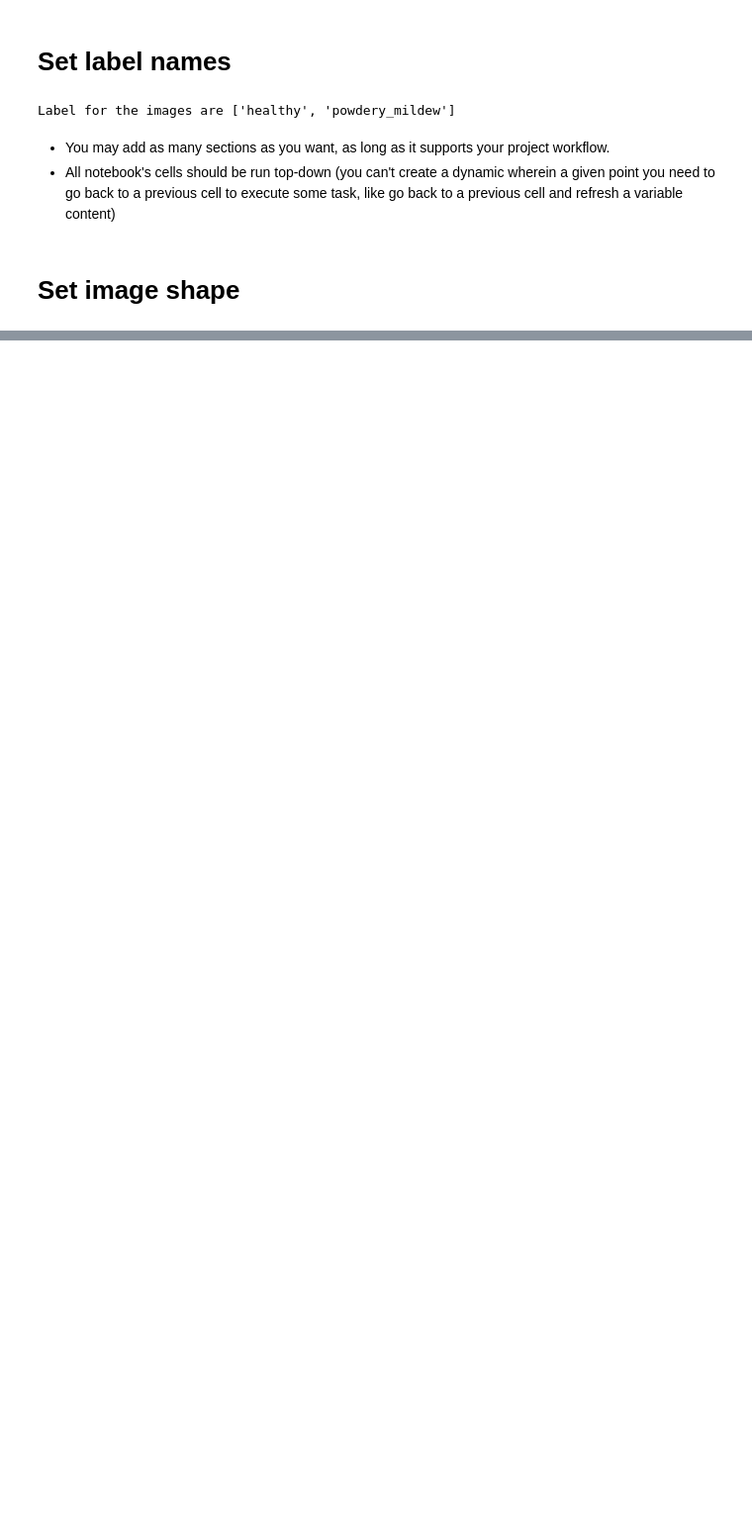
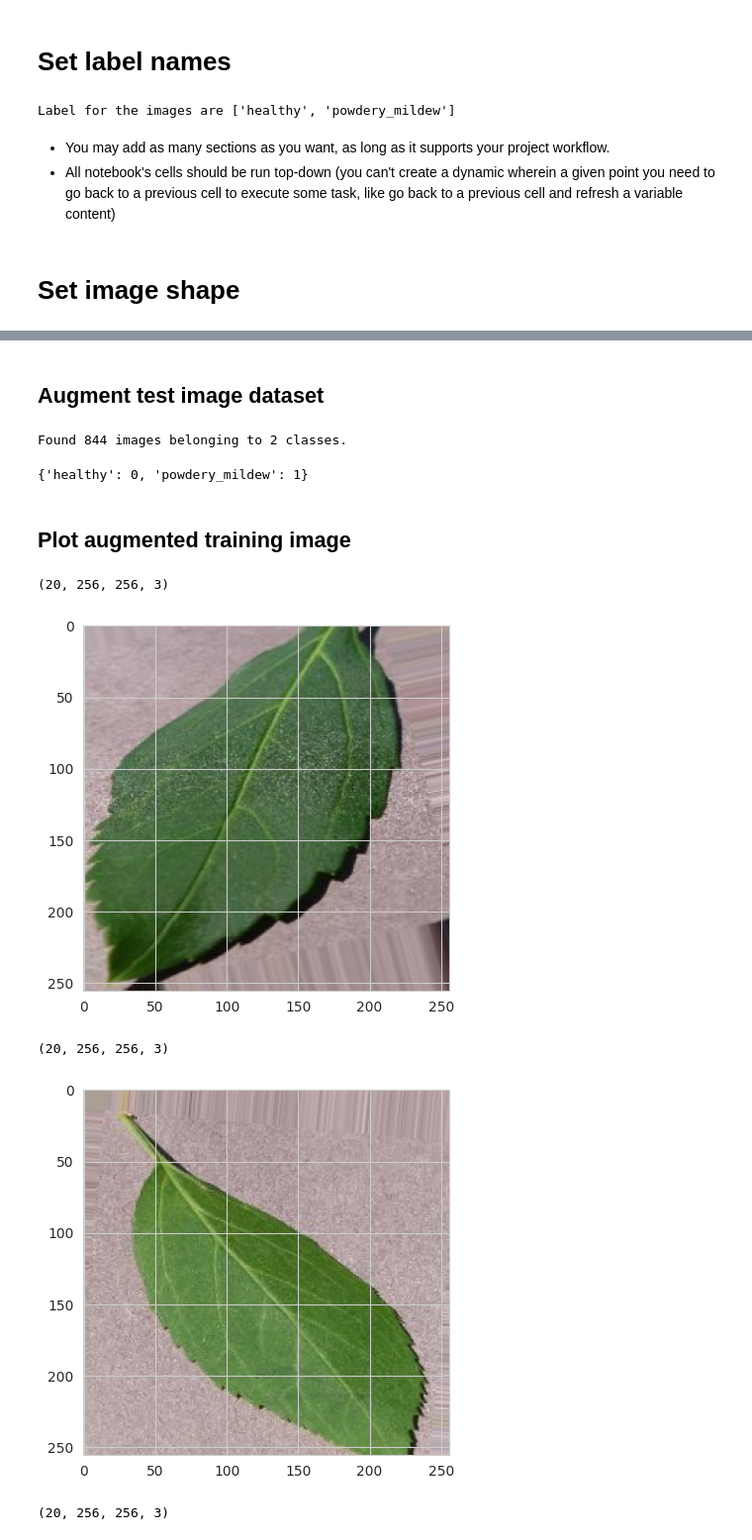
Before and after one commit to broken-helix/mildew-detector, a Jupyter notebook: jupyter_notebooks/Modelling_and_Evaluation.ipynb, the cells around one changed output, grey strips where cells are left out. Shown at 99% size. Drawn from its saved outputs; the diff is of its cells as text; code cells hidden in the pictures; blank space fills up the shorter version.

```diff
--- a/jupyter_notebooks/Modelling_and_Evaluation.ipynb
+++ b/jupyter_notebooks/Modelling_and_Evaluation.ipynb
@@ -102,0 +147,11 @@ image_shape
+# %%
+augmented_image_data = ImageDataGenerator(rotation_range=20,
+                                          width_shift_range=0.10,
+                                          height_shift_range=0.10,
+                                          shear_range=0.1,
+                                          zoom_range=0.1,
+                                          horizontal_flip=True,
+                                          vertical_flip=True,
+                                          fill_mode='nearest',
+                                          rescale=1./255
+                                          )
@@ -102,0 +160,11 @@ image_shape
+# %%
+batch_size = 20  # Set batch size
+train_set = augmented_image_data.flow_from_directory(train_path,
+                                                     target_size=image_shape[:2],
+                                                     color_mode='rgb',
+                                                     batch_size=batch_size,
+                                                     class_mode='binary',
+                                                     shuffle=True
+                                                     )
+
+train_set.class_indices
@@ -102,0 +189,29 @@ image_shape
+# %% [markdown]
+## Augment test image dataset
+# %%
+test_set = ImageDataGenerator(rescale=1./255).flow_from_directory(test_path,
+                                                                  target_size=image_shape[:2],
+                                                                  color_mode='rgb',
+                                                                  batch_size=batch_size,
+                                                                  class_mode='binary',
+                                                                  shuffle=False
+                                                                  )
+
+test_set.class_indices
+# %% [output]
+Found 844 images belonging to 2 classes.
+{'healthy': 0, 'powdery_mildew': 1}
+# %% [markdown]
+## Plot augmented training image
+# %%
+for _ in range(3):
+    img, label = train_set.next()
+    print(img.shape)  # (1,256,256,3)
+    plt.imshow(img[0])
+    plt.show()
+# %% [output]
+(20, 256, 256, 3)
+[figure, added]
+(20, 256, 256, 3)
+[figure, added]
+(20, 256, 256, 3)
```
Also changed, not shown: parts of 18 cells of this notebook, 2 other files.
